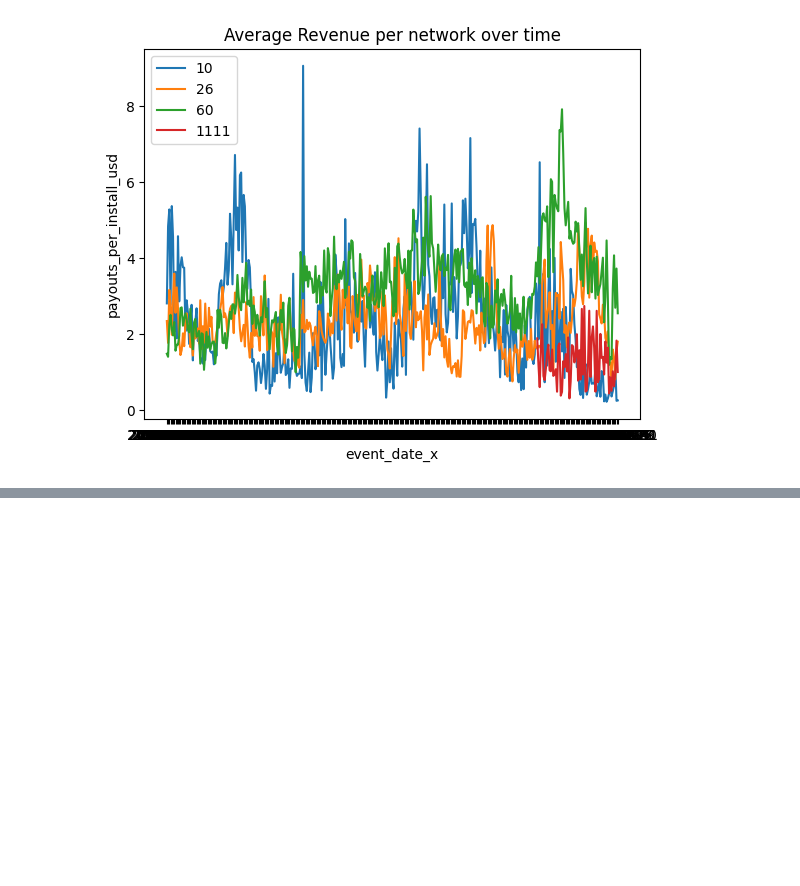
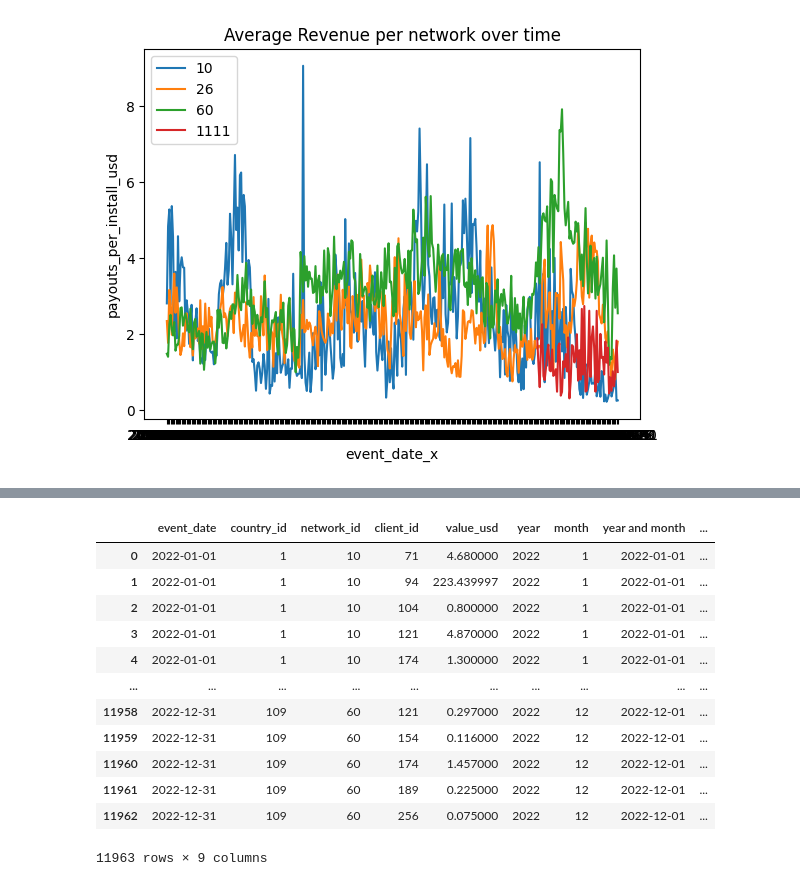
Before and after one commit to shamisolchikamhi/Game-KPIs-analysis-, a Jupyter notebook: main_notebook.ipynb, the cells around one changed output, grey strips where cells are left out. Saved outputs shown, nothing was run; the diff lists cells and outputs as text; code cells hidden in the pictures; blank space fills up the shorter version.

```diff
--- a/main_notebook.ipynb
+++ b/main_notebook.ipynb
@@ -6,2 +6,41 @@ from data_analytics import ChartMaker
 import matplotlib.pyplot as plt
+# %%
+# import adata
+
+adspend_df = pd.read_csv('adspend.csv')
+installs_df = pd.read_csv('installs.csv')
+payouts_df = pd.read_csv('payouts.csv')
+revenue_df = pd.read_csv('revenue.csv')
+
+adspend = DataCleaning(data = adspend_df,columns=list(adspend_df.columns))
+adspend.id_columns_to_object()
+adspend.date_column_type()
+# adspend.check_duplicates()
+adspend.fill_missing_values()
+adspend.check_for_outliers()
+adspend_df = break_down_date(adspend.data)
+
+installs = DataCleaning(data = installs_df, columns= list(installs_df.columns))
+installs.id_columns_to_object()
+installs.date_column_type()
+# installs.check_duplicates()
+installs.fill_missing_values()
+installs.check_for_outliers()
+installs_df = break_down_date(installs.data)
+
+payouts = DataCleaning(data = payouts_df, columns = list(payouts_df.columns))
+payouts.id_columns_to_object()
+payouts.date_column_type()
+# payouts.check_duplicates()
+payouts.fill_missing_values()
+payouts.check_for_outliers()
+payouts_df = break_down_date(payouts.data)
+
+revenue = DataCleaning(data= revenue_df, columns = list(revenue_df.columns))
+revenue.id_columns_to_object()
+revenue.date_column_type()
+# revenue.check_duplicates()
+revenue.fill_missing_values()
+revenue.check_for_outliers()
+revenue_df = break_down_date(revenue.data)
 # %%
@@ -43,0 +137,16 @@ ChartMaker.time_series_breakdown(analytics.total_payouts_made_per_install(groupb
+# %%
+adspend_df
+# %% [output]
+|  | event_date | country_id | network_id | client_id | value_usd | year | month | year and month | ... |
+| 0 | 2022-01-01 | 1 | 10 | 71 | 4.680000 | 2022 | 1 | 2022-01-01 | ... |
+| 1 | 2022-01-01 | 1 | 10 | 94 | 223.439997 | 2022 | 1 | 2022-01-01 | ... |
+| 2 | 2022-01-01 | 1 | 10 | 104 | 0.800000 | 2022 | 1 | 2022-01-01 | ... |
+| 3 | 2022-01-01 | 1 | 10 | 121 | 4.870000 | 2022 | 1 | 2022-01-01 | ... |
+| 4 | 2022-01-01 | 1 | 10 | 174 | 1.300000 | 2022 | 1 | 2022-01-01 | ... |
+| ... | ... | ... | ... | ... | ... | ... | ... | ... | ... |
+| 11958 | 2022-12-31 | 109 | 60 | 121 | 0.297000 | 2022 | 12 | 2022-12-01 | ... |
+| 11959 | 2022-12-31 | 109 | 60 | 154 | 0.116000 | 2022 | 12 | 2022-12-01 | ... |
+| 11960 | 2022-12-31 | 109 | 60 | 174 | 1.457000 | 2022 | 12 | 2022-12-01 | ... |
+| 11961 | 2022-12-31 | 109 | 60 | 189 | 0.225000 | 2022 | 12 | 2022-12-01 | ... |
+| 11962 | 2022-12-31 | 109 | 60 | 256 | 0.075000 | 2022 | 12 | 2022-12-01 | ... |
+11963 rows × 9 columns
```
Also changed, not shown: parts of 11 cells of this notebook, 4 other files.
